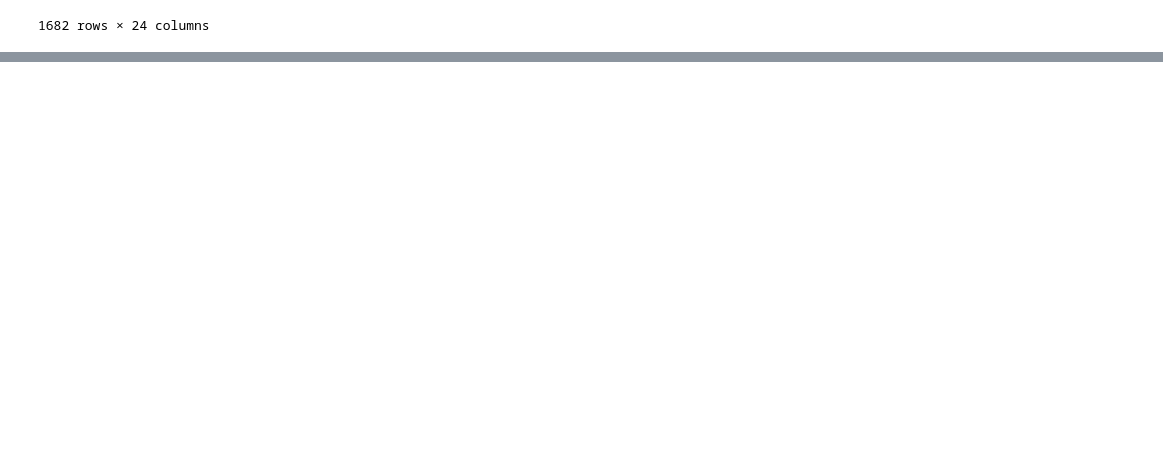
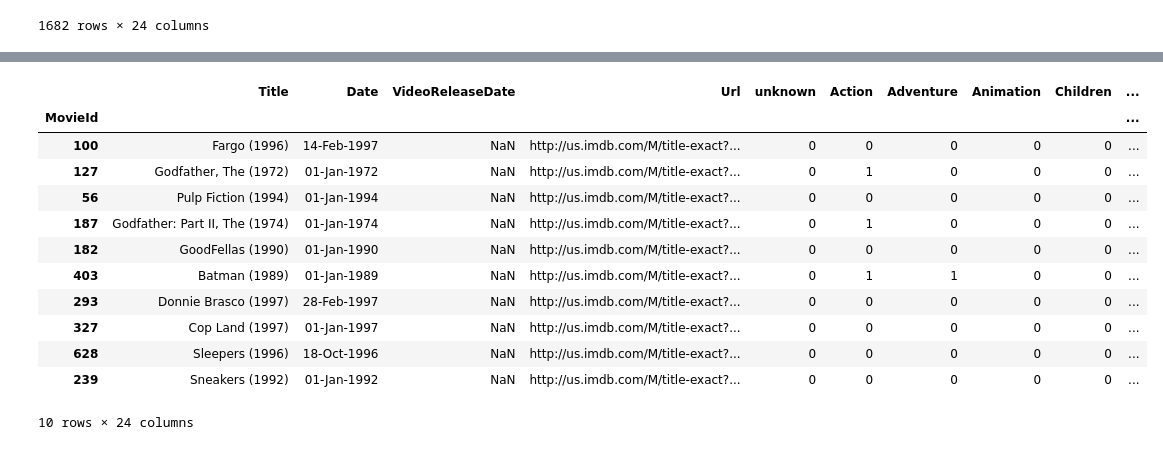
Before and after one commit to oscar-defelice/Recommender-Systems-Course, a Jupyter notebook: src/02.Non-Personalised-Recommendation.ipynb, the cells around one changed output, grey strips where cells are left out. Cells and saved outputs as stored; diff of their text form; code cells hidden in the pictures; blank space fills up the shorter version.

```diff
--- a/src/02.Non-Personalised-Recommendation.ipynb
+++ b/src/02.Non-Personalised-Recommendation.ipynb
@@ -170,0 +419,18 @@ df_items.loc[[df_items.score.argmax() + 1]]
+# %%
+genres = ["Crime", "Drama"]
+
+recommend_genre_n(genres=genres)
+# %% [output]
+|  | Title | Date | VideoReleaseDate | Url | unknown | Action | Adventure | Animation | Children | ... |
+| MovieId |  |  |  |  |  |  |  |  |  | ... |
+| 100 | Fargo (1996) | 14-Feb-1997 | NaN | http://us.imdb.com/M/title-exact?... | 0 | 0 | 0 | 0 | 0 | ... |
+| 127 | Godfather, The (1972) | 01-Jan-1972 | NaN | http://us.imdb.com/M/title-exact?... | 0 | 1 | 0 | 0 | 0 | ... |
+| 56 | Pulp Fiction (1994) | 01-Jan-1994 | NaN | http://us.imdb.com/M/title-exact?... | 0 | 0 | 0 | 0 | 0 | ... |
+| 187 | Godfather: Part II, The (1974) | 01-Jan-1974 | NaN | http://us.imdb.com/M/title-exact?... | 0 | 1 | 0 | 0 | 0 | ... |
+| 182 | GoodFellas (1990) | 01-Jan-1990 | NaN | http://us.imdb.com/M/title-exact?... | 0 | 0 | 0 | 0 | 0 | ... |
+| 403 | Batman (1989) | 01-Jan-1989 | NaN | http://us.imdb.com/M/title-exact?... | 0 | 1 | 1 | 0 | 0 | ... |
+| 293 | Donnie Brasco (1997) | 28-Feb-1997 | NaN | http://us.imdb.com/M/title-exact?... | 0 | 0 | 0 | 0 | 0 | ... |
+| 327 | Cop Land (1997) | 01-Jan-1997 | NaN | http://us.imdb.com/M/title-exact?... | 0 | 0 | 0 | 0 | 0 | ... |
+| 628 | Sleepers (1996) | 18-Oct-1996 | NaN | http://us.imdb.com/M/title-exact?... | 0 | 0 | 0 | 0 | 0 | ... |
+| 239 | Sneakers (1992) | 01-Jan-1992 | NaN | http://us.imdb.com/M/title-exact?... | 0 | 0 | 0 | 0 | 0 | ... |
+10 rows × 24 columns
```
Also changed, not shown: parts of 28 cells of this notebook.
